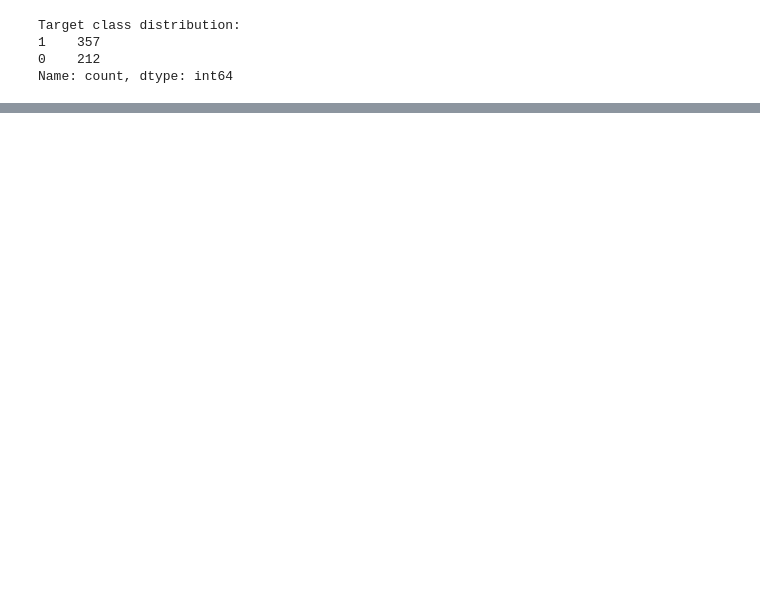
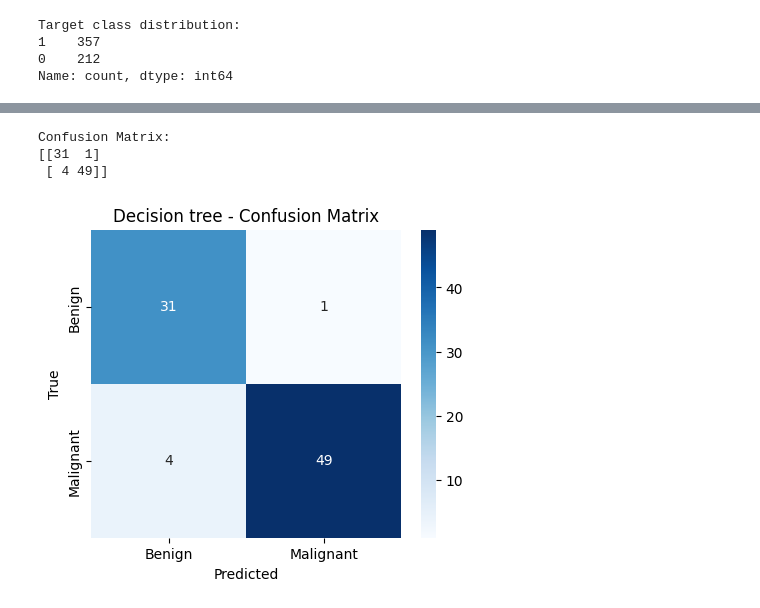
Before and after one commit to poppynix/Decision-trees-and-probabilistic-models, a Jupyter notebook: partC.ipynb, the cells around one changed output, grey strips where cells are left out. Cells and saved outputs as stored; diff of their text form; code cells hidden in the pictures; blank space fills up the shorter version.

```diff
--- a/partC.ipynb
+++ b/partC.ipynb
@@ -171,0 +232,13 @@ Test set size: 85 samples (15%)
+# %%
+# retraining on train + validation & evaluation on test
+
+x_train_validation = pd.concat([x_train, x_validation])
+y_train_validation = pd.concat([y_train, y_validation])
+
+final_model = DecisionTree(best_hyperparameters["max depth"], best_hyperparameters["min samples split"])
+final_model.fit(x_train_validation, y_train_validation)
+
+y_test_predictions = final_model.predict(x_test)
+test_accuracy = calculate_accuracy(y_test_predictions, y_test)
+
+print(f"Test set accuracy:\n {test_accuracy}")
@@ -171,0 +309,19 @@ Test set size: 85 samples (15%)
+# %%
+# confusion matrix
+cm = confusion_matrix(y_test, y_test_predictions)
+
+print(f"Confusion Matrix:\n{cm}")
+
+plt.figure(figsize=(5,4))
+sns.heatmap(cm, annot=True, fmt='d', cmap='Blues',
+            xticklabels=['Benign', 'Malignant'],
+            yticklabels=['Benign', 'Malignant'])
+plt.xlabel('Predicted')
+plt.ylabel('True')
+plt.title('Decision tree - Confusion Matrix')
+plt.show()
+# %% [output]
+Confusion Matrix:
+[[31  1]
+ [ 4 49]]
+[figure, added]
```
Also changed, not shown: parts of 12 cells of this notebook.
